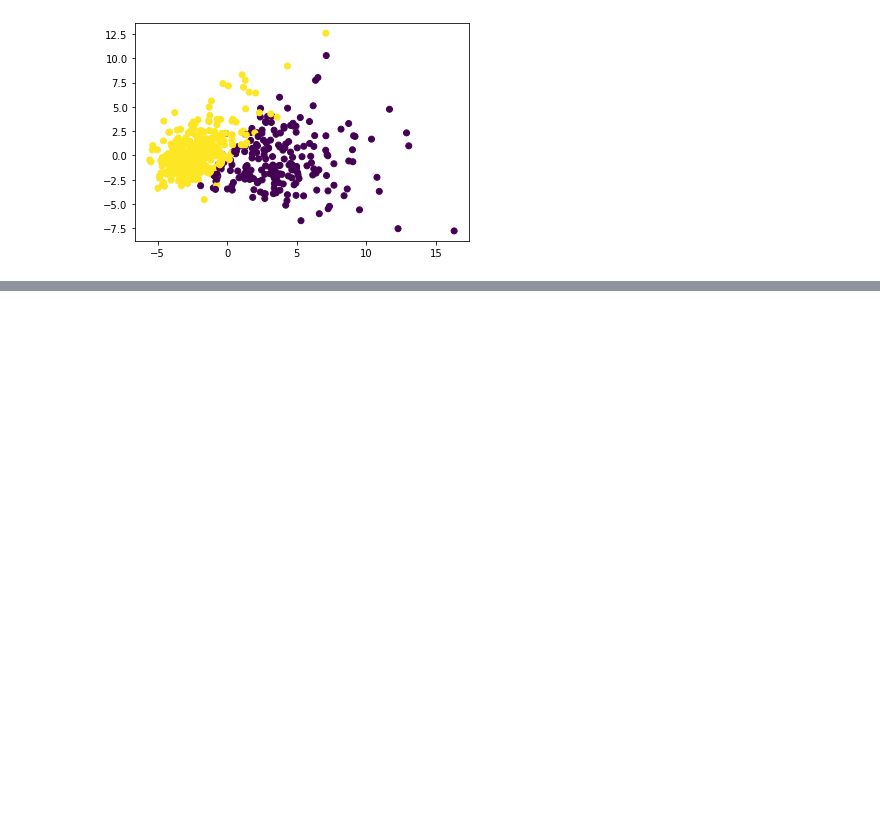
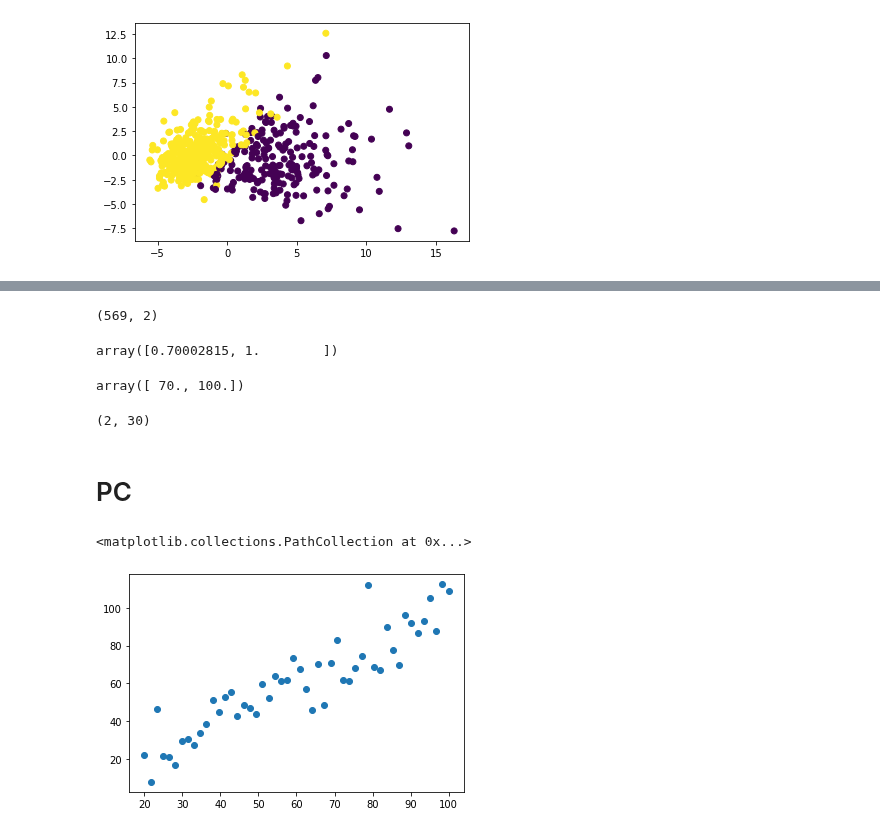
Before and after one commit to Pepcoders/Data-Science-December, a Jupyter notebook: 22-02-17-PCA/Codes.ipynb, the cells around one changed output, grey strips where cells are left out. Saved outputs shown, nothing was run; the diff lists cells and outputs as text; code cells hidden in the pictures; blank space fills up the shorter version.

```diff
--- a/22-02-17-PCA/Codes.ipynb
+++ b/22-02-17-PCA/Codes.ipynb
@@ -169,0 +153,27 @@ log.score(xtest, ytest)
+# %%
+D3.shape
+# %% [output]
+(569, 2)
+# %%
+np.cumsum(pca.explained_variance_ratio_) / pca.explained_variance_ratio_.sum()
+# %% [output]
+array([0.70002815, 1.        ])
+# %%
+np.round(np.cumsum(pca.explained_variance_ratio_)*100 / pca.explained_variance_ratio_.sum(), 1)
+# %% [output]
+array([ 70., 100.])
+# %%
+# Principle component / eigen vector
+
+pca.components_.shape
+# %% [output]
+(2, 30)
+# %% [markdown]
+# PC
+# %%
+x1 = np.linspace(20, 100)
+x2 = x1 + np.random.randn(x1.size)*10
+plt.scatter(x1, x2)
+# %% [output]
+<matplotlib.collections.PathCollection at 0x...>
+[figure, added]
```
Also changed, not shown: parts of 23 cells of this notebook.
